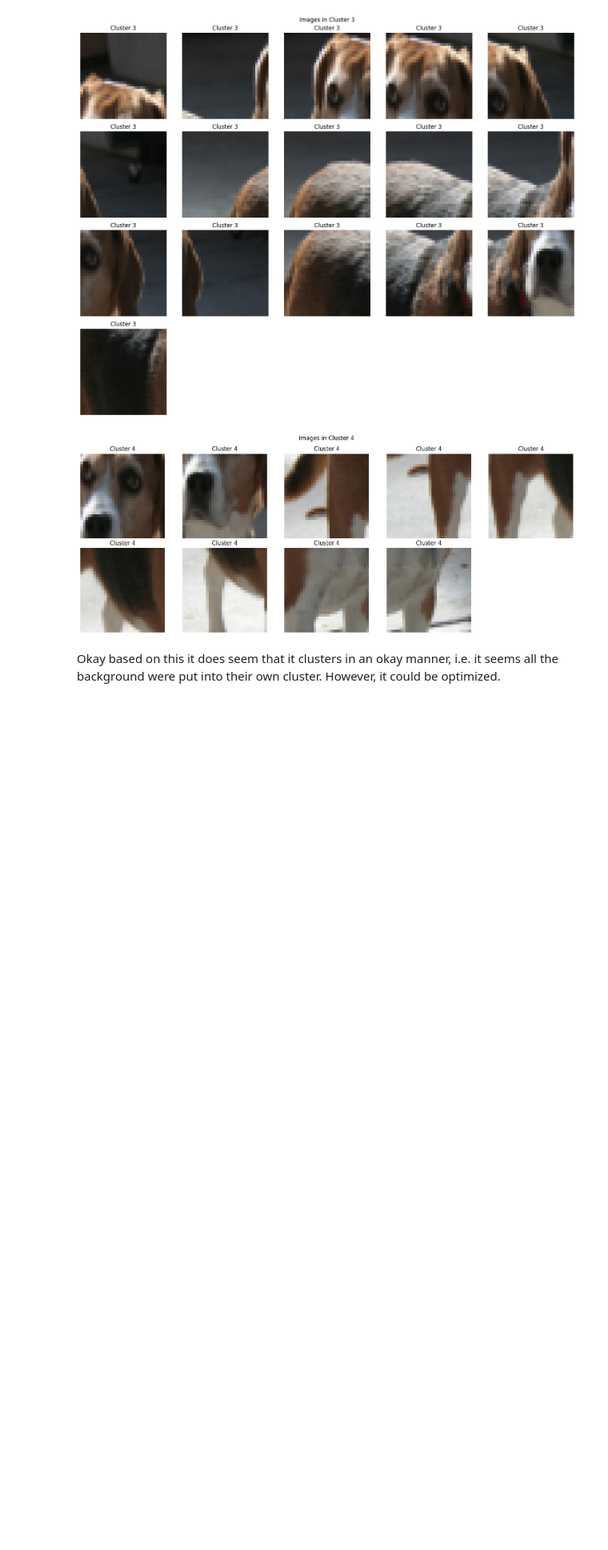
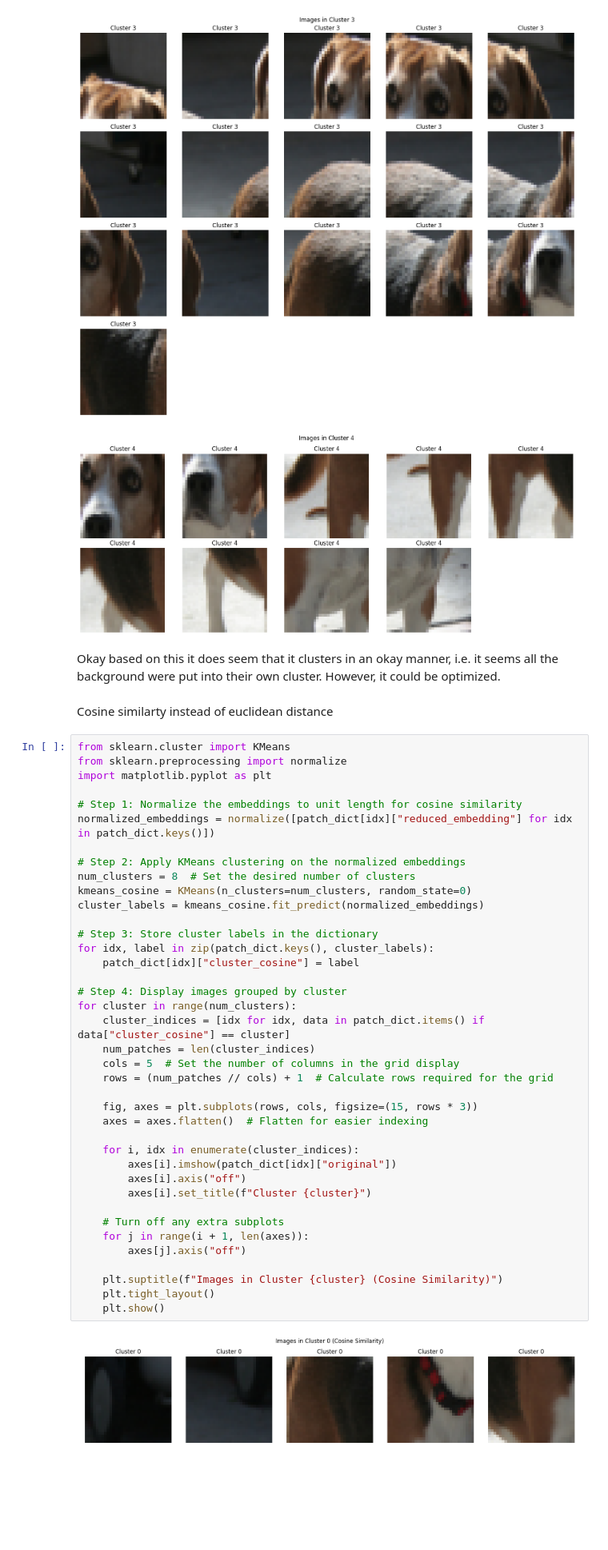
Before and after one commit to snaderi2000/yc_project_1, a Jupyter notebook: exploration.ipynb, the cells around one changed output. Shown at 80% size. Drawn from its saved outputs; the diff is of its cells as text; blank space fills up the shorter version.

```diff
--- a/exploration.ipynb
+++ b/exploration.ipynb
@@ -375,3 +375,46 @@ for cluster in range(num_clusters):
 [figure]
 # %% [markdown]
 Okay based on this it does seem that it clusters in an okay manner, i.e. it seems all the background were put into their own cluster. However, it could be optimized.
+# %% [markdown]
+Cosine similarty instead of euclidean distance
+# %%
+from sklearn.cluster import KMeans
+from sklearn.preprocessing import normalize
+import matplotlib.pyplot as plt
+
+# Step 1: Normalize the embeddings to unit length for cosine similarity
+normalized_embeddings = normalize([patch_dict[idx]["reduced_embedding"] for idx in patch_dict.keys()])
+
+# Step 2: Apply KMeans clustering on the normalized embeddings
+num_clusters = 8  # Set the desired number of clusters
+kmeans_cosine = KMeans(n_clusters=num_clusters, random_state=0)
+cluster_labels = kmeans_cosine.fit_predict(normalized_embeddings)
+
+# Step 3: Store cluster labels in the dictionary
+for idx, label in zip(patch_dict.keys(), cluster_labels):
+    patch_dict[idx]["cluster_cosine"] = label
+
+# Step 4: Display images grouped by cluster
+for cluster in range(num_clusters):
+    cluster_indices = [idx for idx, data in patch_dict.items() if data["cluster_cosine"] == cluster]
+    num_patches = len(cluster_indices)
+    cols = 5  # Set the number of columns in the grid display
+    rows = (num_patches // cols) + 1  # Calculate rows required for the grid
+
+    fig, axes = plt.subplots(rows, cols, figsize=(15, rows * 3))
+    axes = axes.flatten()  # Flatten for easier indexing
+
+    for i, idx in enumerate(cluster_indices):
+        axes[i].imshow(patch_dict[idx]["original"])
+        axes[i].axis("off")
+        axes[i].set_title(f"Cluster {cluster}")
+
+    # Turn off any extra subplots
+    for j in range(i + 1, len(axes)):
+        axes[j].axis("off")
+
+    plt.suptitle(f"Images in Cluster {cluster} (Cosine Similarity)")
+    plt.tight_layout()
+    plt.show()
+# %% [output]
+[figure, added]
```
Also changed, not shown: parts of 1 cell of this notebook.
